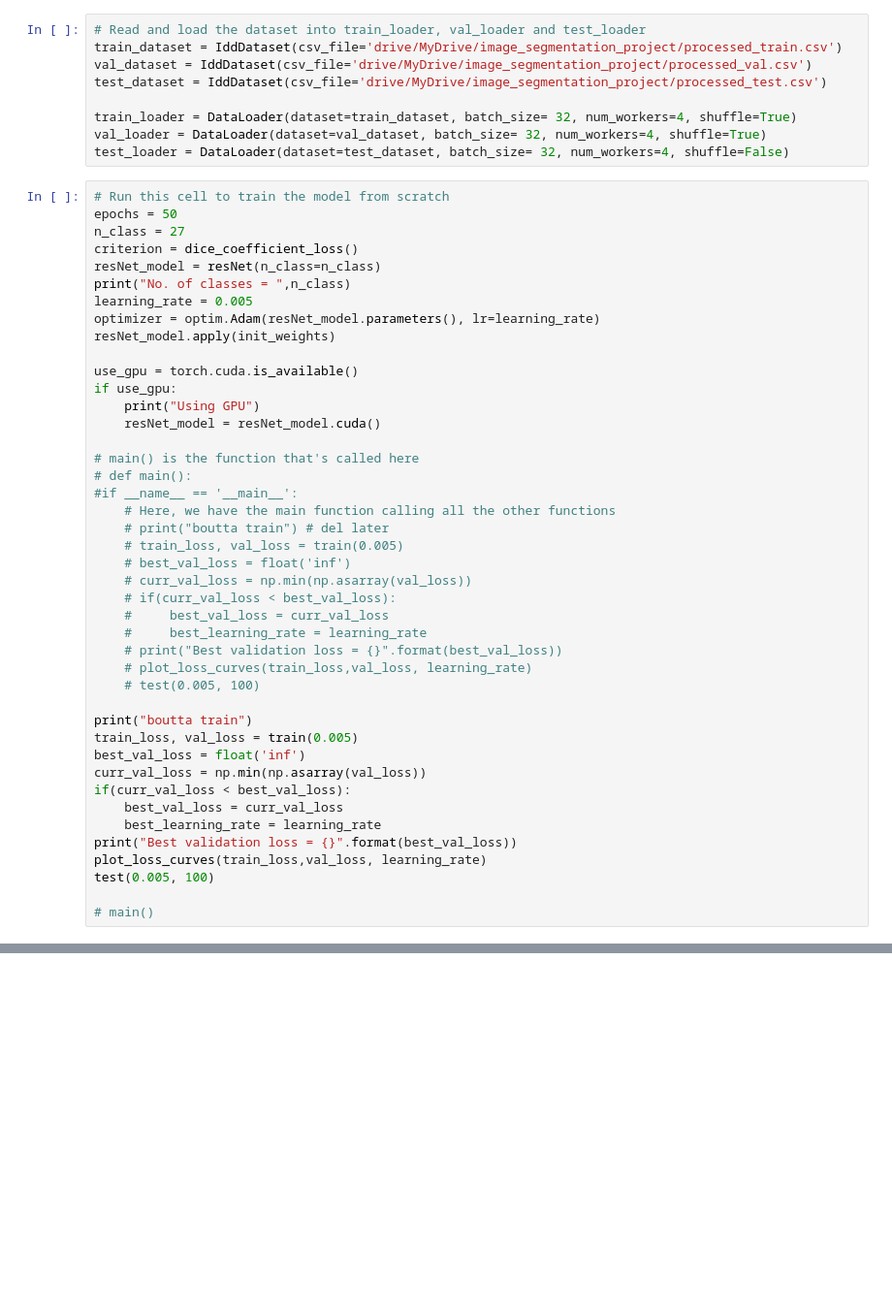
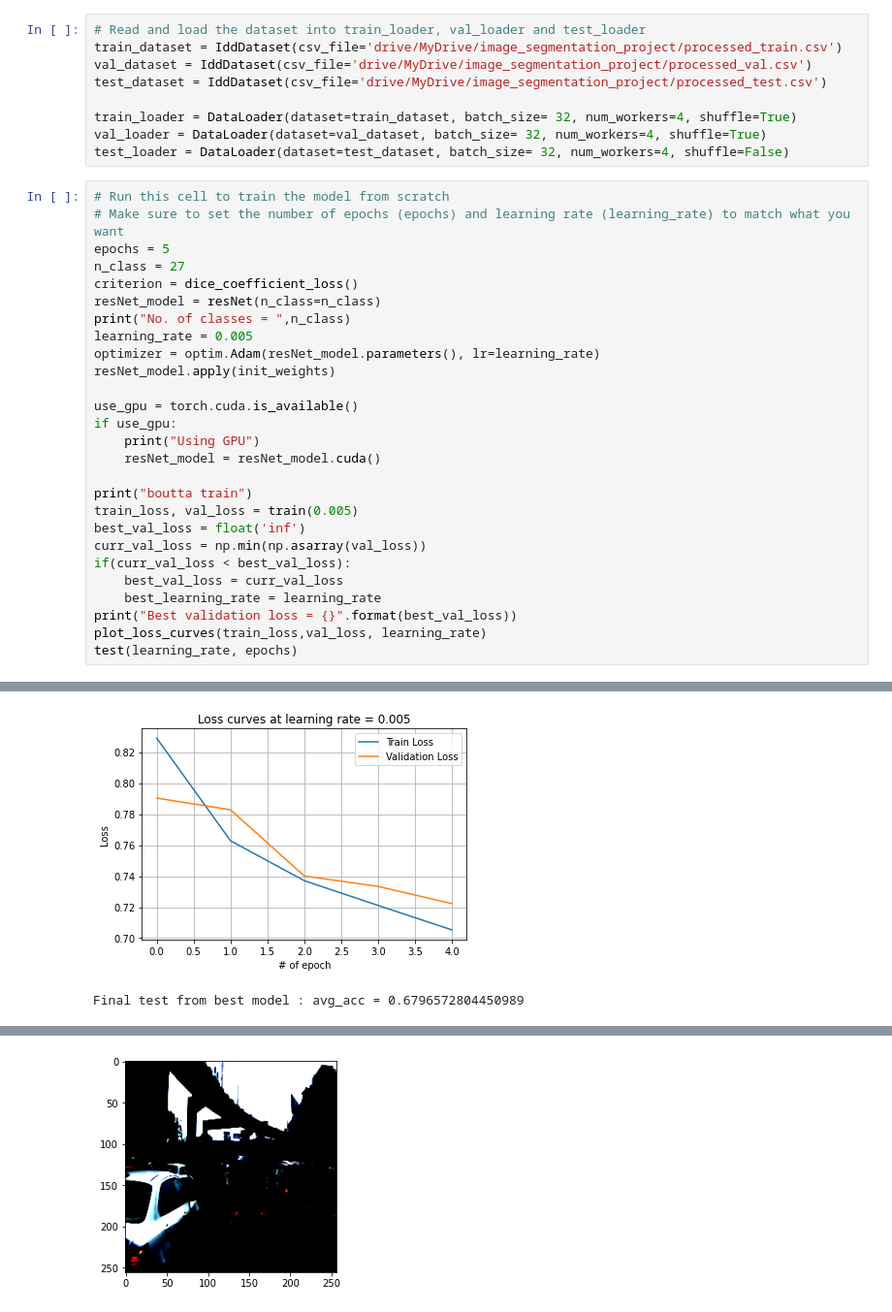
Before and after one commit to 18ttruongk/DSC_210_project, a Jupyter notebook: image_segmentation_project/210_DSC_res_net.ipynb, the cells around one changed output, grey strips where cells are left out. Shown at 97% size. Cells and saved outputs as stored; diff of their text form; blank space fills up the shorter version.

```diff
--- a/image_segmentation_project/210_DSC_res_net.ipynb
+++ b/image_segmentation_project/210_DSC_res_net.ipynb
@@ -509,7 +509,8 @@ val_loader = DataLoader(dataset=val_dataset, batch_size= 32, num_workers=4, shuf
 test_loader = DataLoader(dataset=test_dataset, batch_size= 32, num_workers=4, shuffle=False)
 # %%
 # Run this cell to train the model from scratch
-epochs = 50
+# Make sure to set the number of epochs (epochs) and learning rate (learning_rate) to match what you want
+epochs = 5
 n_class = 27
 criterion = dice_coefficient_loss()
 resNet_model = resNet(n_class=n_class)
@@ -523,21 +524,6 @@ if use_gpu:
     print("Using GPU")
     resNet_model = resNet_model.cuda()
 
-# main() is the function that's called here
-# def main():
-#if __name__ == '__main__':
-    # Here, we have the main function calling all the other functions
-    # print("boutta train") # del later
-    # train_loss, val_loss = train(0.005)
-    # best_val_loss = float('inf')
-    # curr_val_loss = np.min(np.asarray(val_loss))
-    # if(curr_val_loss < best_val_loss):
-    #     best_val_loss = curr_val_loss
-    #     best_learning_rate = learning_rate
-    # print("Best validation loss = {}".format(best_val_loss))
-    # plot_loss_curves(train_loss,val_loss, learning_rate)
-    # test(0.005, 100)
-
 print("boutta train")
 train_loss, val_loss = train(0.005)
 best_val_loss = float('inf')
@@ -547,9 +533,7 @@ if(curr_val_loss < best_val_loss):
     best_learning_rate = learning_rate
 print("Best validation loss = {}".format(best_val_loss))
 plot_loss_curves(train_loss,val_loss, learning_rate)
-test(0.005, 100)
-
-# main()
+test(learning_rate, epochs)
 # %% [output]
 No. of classes =  27
 Using GPU
@@ -562,0 +555,2 @@ VALIDATION: iter0, loss: 0.8233969807624817
+[figure, added]
+Final test from best model : avg_acc = 0.6796572804450989
@@ -562,0 +558 @@ VALIDATION: iter0, loss: 0.8233969807624817
+[figure, added]
```
Also changed, not shown: parts of 2 cells of this notebook, 13 other files.
